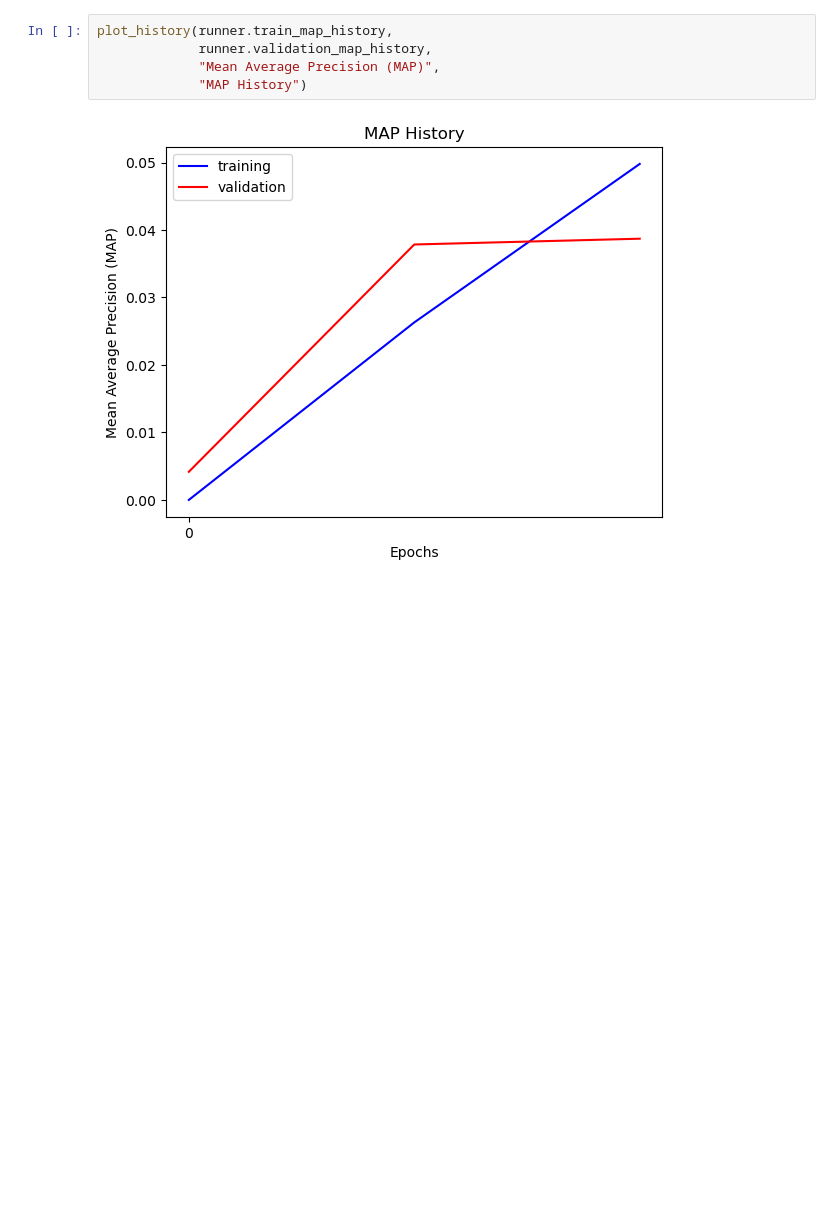
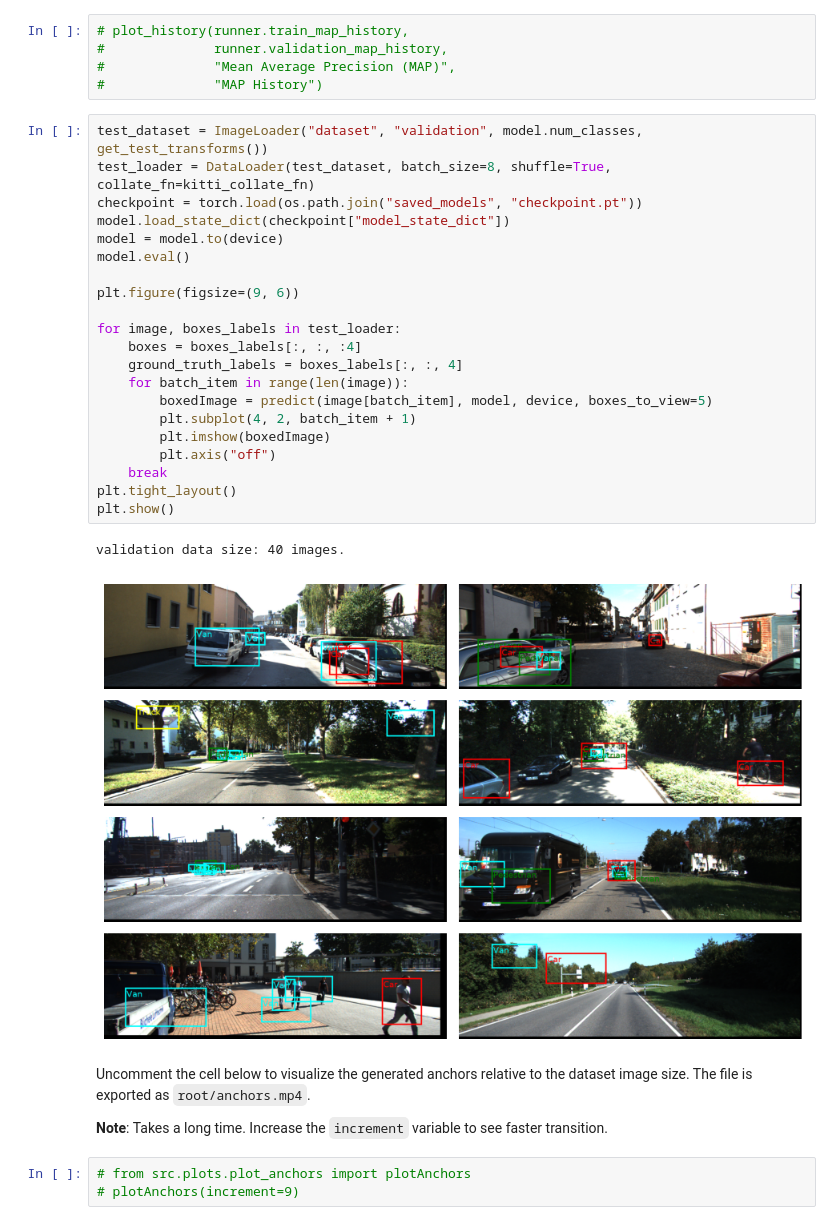
Before and after one commit to ShuvoNewaz/2D-Object-Detection-KITTI, a Jupyter notebook: notebook.ipynb, the cells around one changed output. Drawn from its saved outputs; the diff is of its cells as text; blank space fills up the shorter version.

```diff
--- a/notebook.ipynb
+++ b/notebook.ipynb
@@ -54,7 +53,36 @@ Epoch 3:
 # %%
-plot_history(runner.train_map_history,
-             runner.validation_map_history,
-             "Mean Average Precision (MAP)",
-             "MAP History")
+# plot_history(runner.train_map_history,
+#              runner.validation_map_history,
+#              "Mean Average Precision (MAP)",
+#              "MAP History")
-# %% [output]
-[figure, removed]
+# %%
+test_dataset = ImageLoader("dataset", "validation", model.num_classes, get_test_transforms())
+test_loader = DataLoader(test_dataset, batch_size=8, shuffle=True, collate_fn=kitti_collate_fn)
+checkpoint = torch.load(os.path.join("saved_models", "checkpoint.pt"))
+model.load_state_dict(checkpoint["model_state_dict"])
+model = model.to(device)
+model.eval()
+
+plt.figure(figsize=(9, 6))
+
+for image, boxes_labels in test_loader:
+    boxes = boxes_labels[:, :, :4]
+    ground_truth_labels = boxes_labels[:, :, 4]
+    for batch_item in range(len(image)):
+        boxedImage = predict(image[batch_item], model, device, boxes_to_view=5)
+        plt.subplot(4, 2, batch_item + 1)
+        plt.imshow(boxedImage)
+        plt.axis("off")
+    break
+plt.tight_layout()
+plt.show()
+# %% [output]
+validation data size: 40 images.
+[figure, added]
+# %% [markdown]
+Uncomment the cell below to visualize the generated anchors relative to the dataset image size. The file is exported as `root/anchors.mp4`.
+
+**Note**: Takes a long time. Increase the `increment` variable to see faster transition.
+# %%
+# from src.plots.plot_anchors import plotAnchors
+# plotAnchors(increment=9)
```
Also changed, not shown: parts of 8 cells of this notebook, 16 other files.
